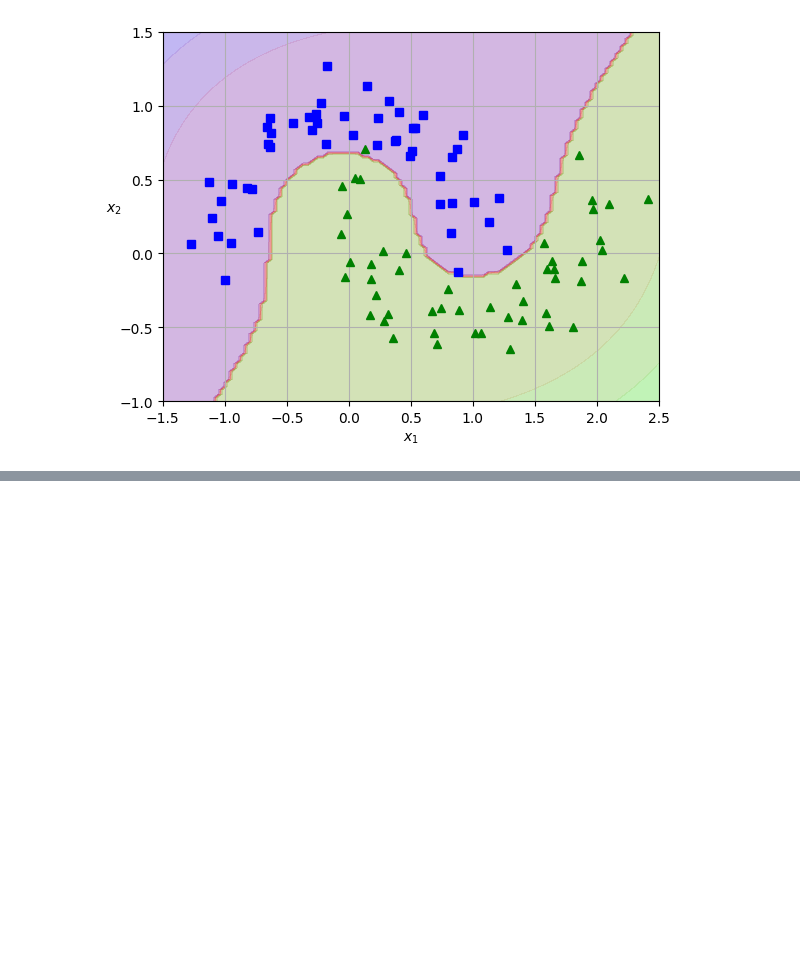
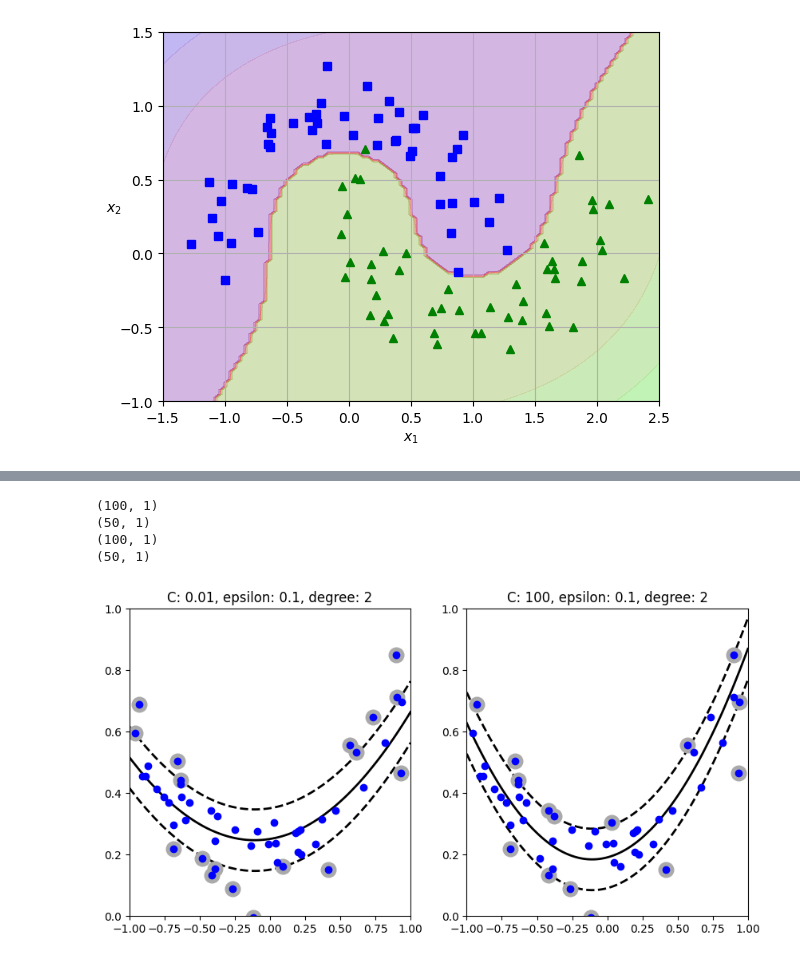
Before and after one commit to william-barros-costa/hands_on_machine_learning, a Jupyter notebook: 1_fundamentals_of_machine_learning/chapter5.ipynb, the cells around one changed output, grey strips where cells are left out. Cells and saved outputs as stored; diff of their text form; code cells hidden in the pictures; blank space fills up the shorter version.

```diff
--- a/1_fundamentals_of_machine_learning/chapter5.ipynb
+++ b/1_fundamentals_of_machine_learning/chapter5.ipynb
@@ -214,0 +268,7 @@ plot_dataset(X, y, [-1.5, 2.5, -1, 1.5])
+# %%
+from sklearn.svm import LinearSVR
+
+# extra code – these 3 lines generate a simple linear dataset
+np.random.seed(42)
+X = 2 * np.random.rand(50, 1)
+y = 4 + 3 * X[:, 0] + np.random.randn(50)
@@ -214,0 +325,25 @@ plot_dataset(X, y, [-1.5, 2.5, -1, 1.5])
+# %%
+np.random.seed(42)
+X = 2 * np.random.rand(50, 1) - 1
+y = 0.2 + 0.1 * X[:, 0] + 0.5 * X[:, 0] ** 2 + np.random.randn(50) / 10
+# %%
+from sklearn.svm import SVR
+figure, axes = plt.subplots(1, 2, figsize=(10, 5))
+axis = [-1, 1, 0, 1]
+
+for c, ax in zip([0.01, 100], axes):
+    plt.sca(ax)
+    plt.title(f"C: {c}, epsilon: 0.1, degree: 2")
+    svm_regressor = Pipeline([
+        ('Standardizer', StandardScaler()),
+        ('Poly SVR', SVR(kernel='poly', C=c, epsilon=0.1, degree=2))
+    ])
+    svm_regressor.fit(X, y)
+    svm_regressor._support = find_support_vector(svm_regressor, X, y)
+    plot_svm_regression(svm_regressor, X, y, axis)
+# %% [output]
+(100, 1)
+(50, 1)
+(100, 1)
+(50, 1)
+[figure, added]
```
Also changed, not shown: parts of 8 cells of this notebook.
